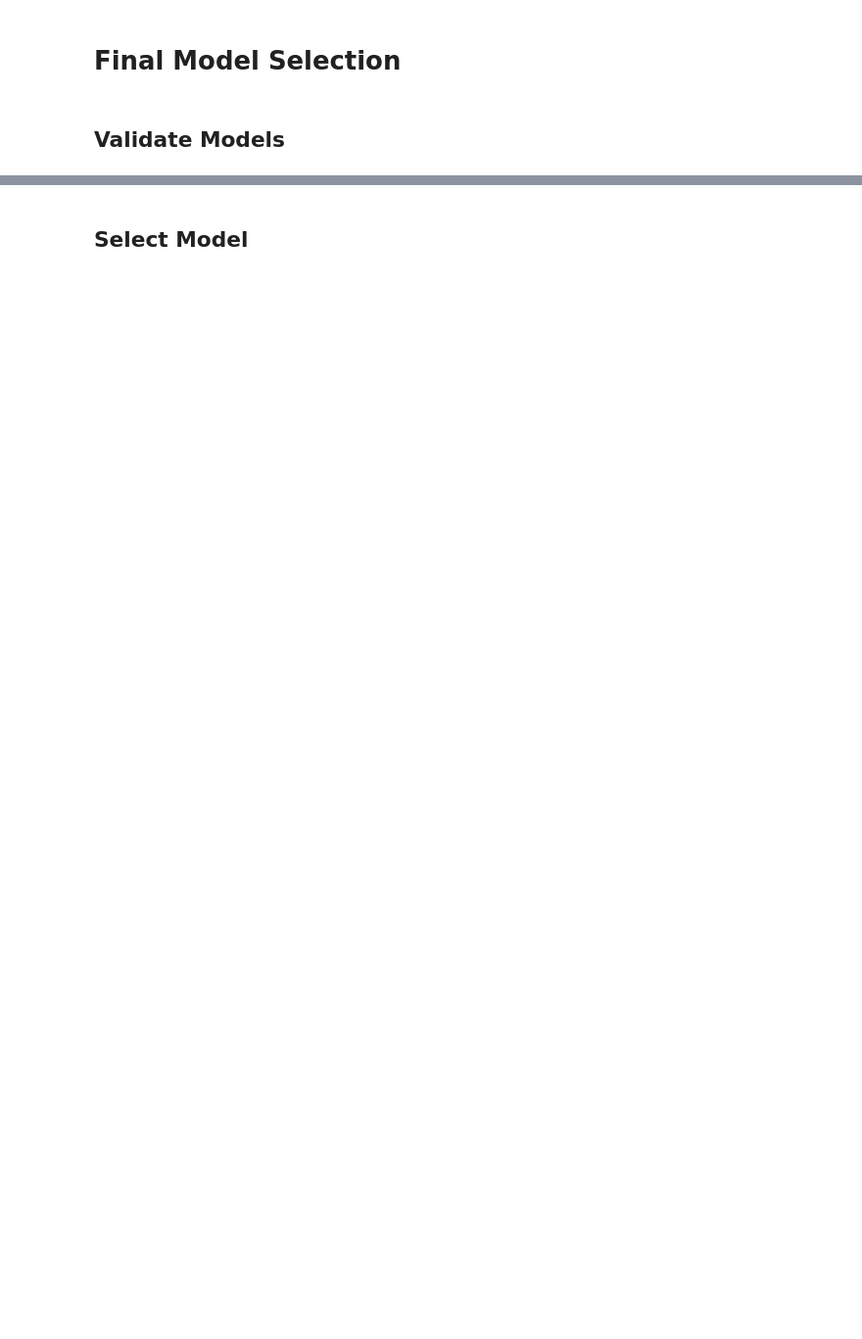
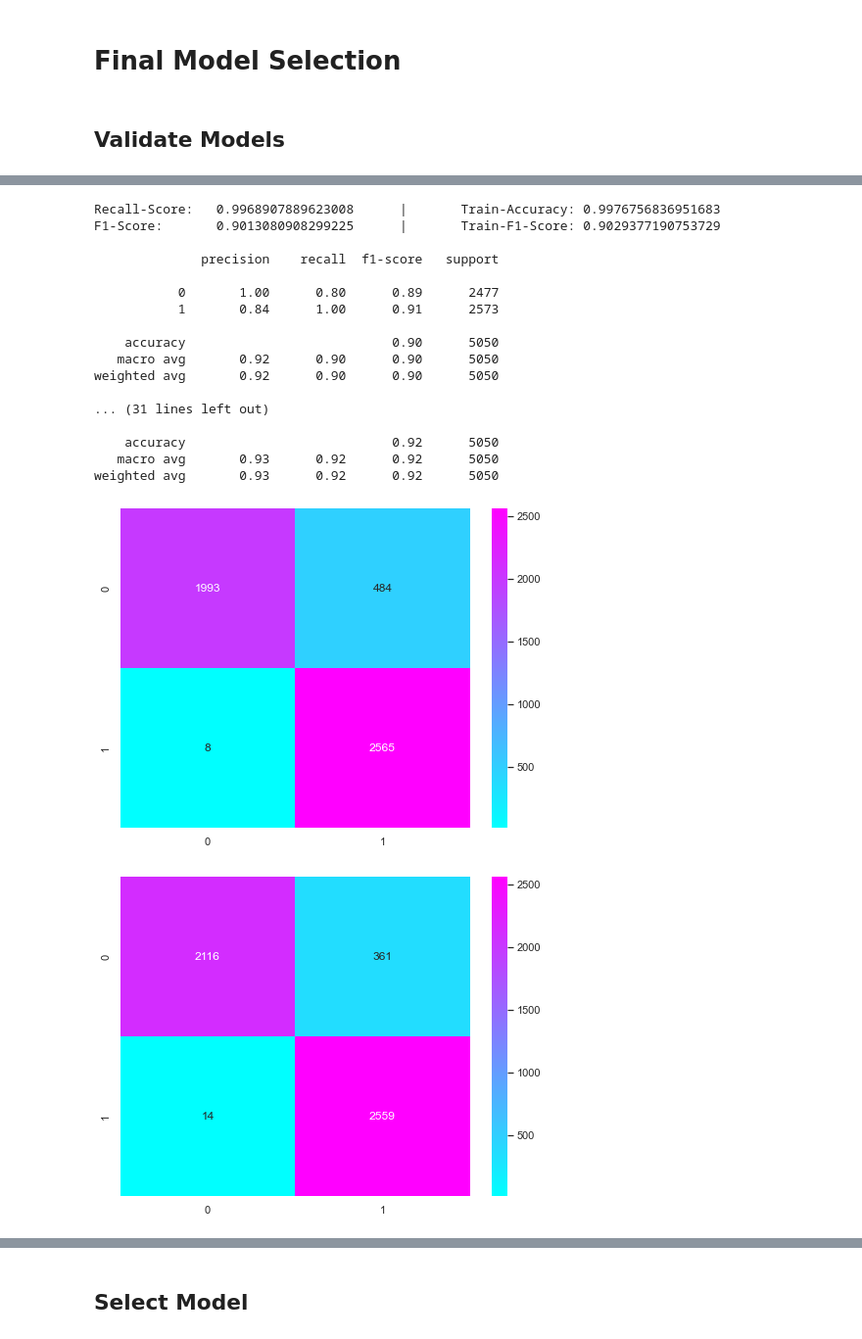
Before and after one commit to enricogoerlitz/ML-Models, a Jupyter notebook: Machine Learning Projects/01_Kaggle_Data_Projects_And_Competitions/00_Starter_Projects/01_NASA__Nearest Earth Objects/notebooks/03_model_dev.ipynb, the cells around one changed output, grey strips where cells are left out. Shown at 98% size. Drawn from its saved outputs; the diff is of its cells as text; code cells hidden in the pictures; blank space fills up the shorter version.

```diff
--- a/Machine Learning Projects/01_Kaggle_Data_Projects_And_Competitions/00_Starter_Projects/01_NASA__Nearest Earth Objects/notebooks/03_model_dev.ipynb
+++ b/Machine Learning Projects/01_Kaggle_Data_Projects_And_Competitions/00_Starter_Projects/01_NASA__Nearest Earth Objects/notebooks/03_model_dev.ipynb
@@ -400,6 +582,26 @@ SVM                    0.901413
 dtype: float64
 # %%
-print_model_classification_report(test_best_model, X_val, y_val)
 print_model_classification_report(best_recall_model, X_val, y_val)
 print_model_classification_report(knn_best_model, X_val, y_val)
-print_model_classification_report(rf_best_model, X_val, y_val)
+print_model_classification_report(xgb_best_model, X_val, y_val)
+print_model_classification_report(ensemble_best_f1_accuracy_model, X_val, y_val)
+# %% [output]
+Recall-Score:   0.9968907889623008      |       Train-Accuracy: 0.9976756836951683
+F1-Score:       0.9013080908299225      |       Train-F1-Score: 0.9029377190753729
+
+              precision    recall  f1-score   support
+
+           0       1.00      0.80      0.89      2477
+           1       0.84      1.00      0.91      2573
+
+    accuracy                           0.90      5050
+   macro avg       0.92      0.90      0.90      5050
+weighted avg       0.92      0.90      0.90      5050
+
+... (31 lines left out)
+
+    accuracy                           0.92      5050
+   macro avg       0.93      0.92      0.92      5050
+weighted avg       0.93      0.92      0.92      5050
+[figure, added]
+[figure, added]
```
Also changed, not shown: parts of 35 cells of this notebook, 2 other files.
